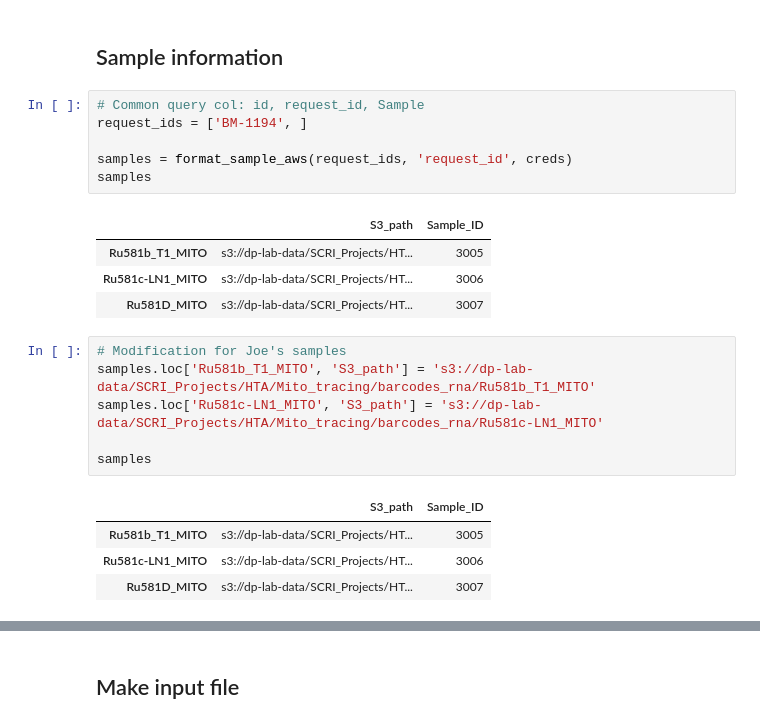
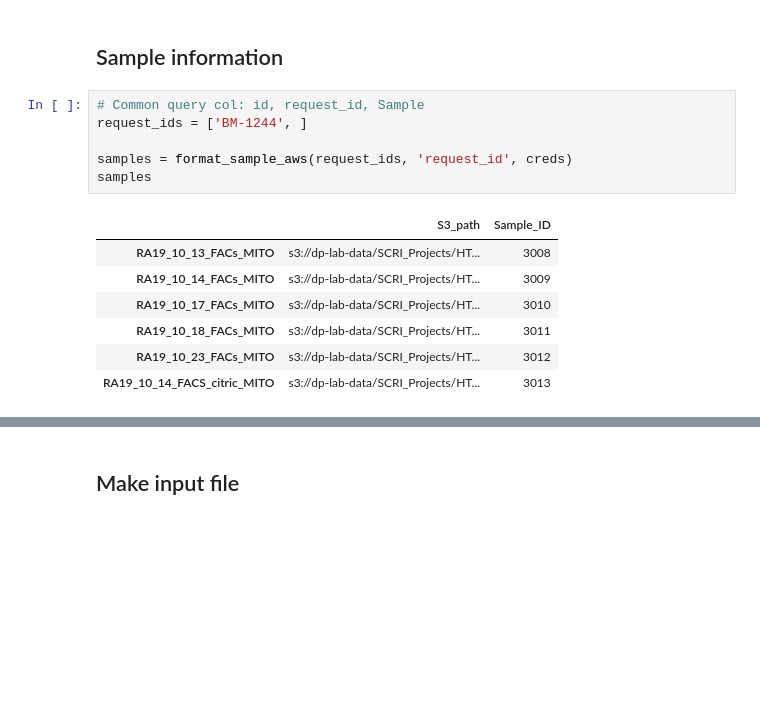
Before and after one commit to andrewmoorman/scing-notebooks, a Jupyter notebook: notebooks/Run_MitoTracing.ipynb, the cells around one changed output, grey strips where cells are left out. Cells and saved outputs as stored; diff of their text form; blank space fills up the shorter version.

```diff
--- a/notebooks/Run_MitoTracing.ipynb
+++ b/notebooks/Run_MitoTracing.ipynb
@@ -348,26 +394,18 @@ with open(db_credentials_path) as f:
 ## Sample information
 # %%
 # Common query col: id, request_id, Sample
-request_ids = ['BM-1194', ]
+request_ids = ['BM-1244', ]
 
 samples = format_sample_aws(request_ids, 'request_id', creds)
 samples
 # %% [output]
 |  | S3_path | Sample_ID |
-| Ru581b_T1_MITO | s3://dp-lab-data/SCRI_Projects/HT... | 3005 |
-| Ru581c-LN1_MITO | s3://dp-lab-data/SCRI_Projects/HT... | 3006 |
-| Ru581D_MITO | s3://dp-lab-data/SCRI_Projects/HT... | 3007 |
+| RA19_10_13_FACs_MITO | s3://dp-lab-data/SCRI_Projects/HT... | 3008 |
+| RA19_10_14_FACs_MITO | s3://dp-lab-data/SCRI_Projects/HT... | 3009 |
+| RA19_10_17_FACs_MITO | s3://dp-lab-data/SCRI_Projects/HT... | 3010 |
+| RA19_10_18_FACs_MITO | s3://dp-lab-data/SCRI_Projects/HT... | 3011 |
+| RA19_10_23_FACs_MITO | s3://dp-lab-data/SCRI_Projects/HT... | 3012 |
+| RA19_10_14_FACS_citric_MITO | s3://dp-lab-data/SCRI_Projects/HT... | 3013 |
-# %%
-# Modification for Joe's samples
-samples.loc['Ru581b_T1_MITO', 'S3_path'] = 's3://dp-lab-data/SCRI_Projects/HTA/Mito_tracing/barcodes_rna/Ru581b_T1_MITO'
-samples.loc['Ru581c-LN1_MITO', 'S3_path'] = 's3://dp-lab-data/SCRI_Projects/HTA/Mito_tracing/barcodes_rna/Ru581c-LN1_MITO'
-
-samples
-# %% [output]
-|  | S3_path | Sample_ID |
-| Ru581b_T1_MITO | s3://dp-lab-data/SCRI_Projects/HT... | 3005 |
-| Ru581c-LN1_MITO | s3://dp-lab-data/SCRI_Projects/HT... | 3006 |
-| Ru581D_MITO | s3://dp-lab-data/SCRI_Projects/HT... | 3007 |
 # %%
 samples = format_assay_barcode(samples, creds)
 samples
```
Also changed, not shown: parts of 23 cells of this notebook.
